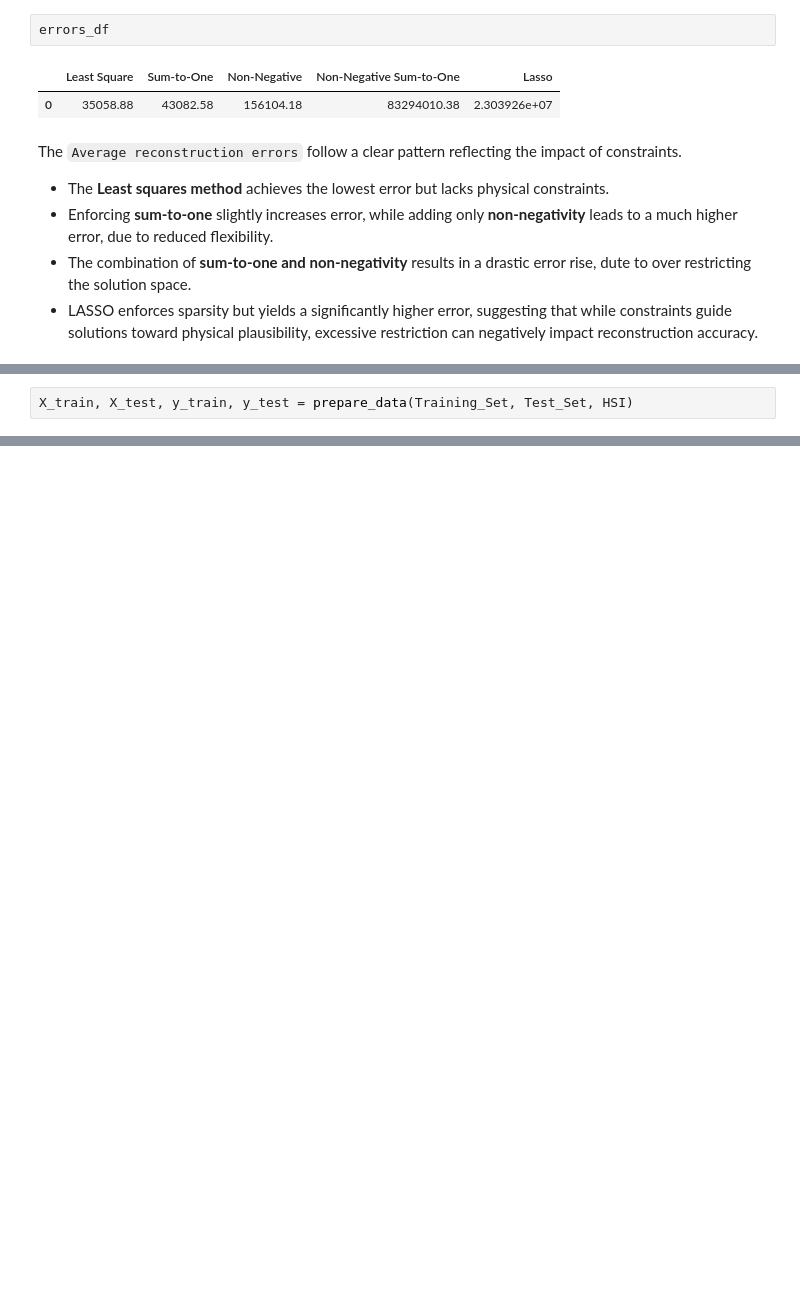
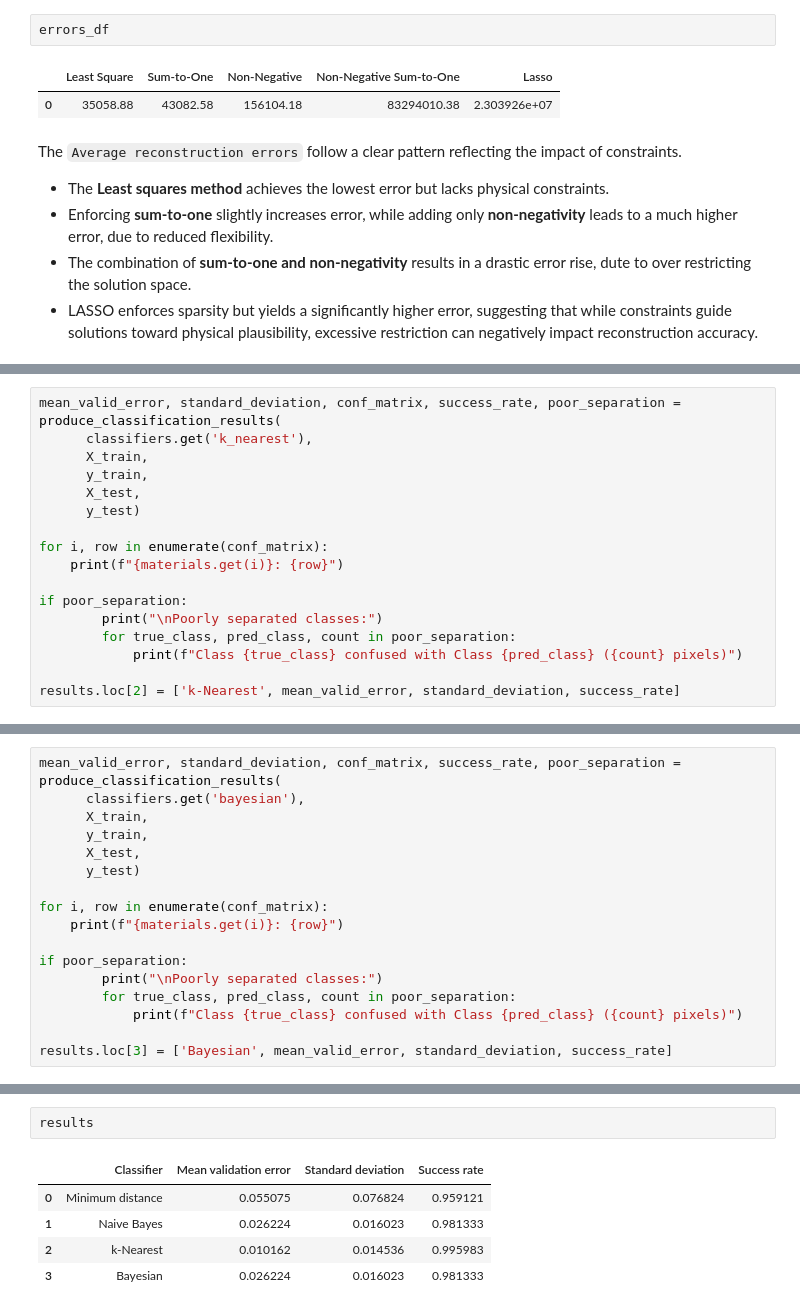
Before and after one commit to miketheofan/msc-in-data-science, a Jupyter notebook: Project_AUEB.ipynb, the cells around one changed output, grey strips where cells are left out. Drawn from its saved outputs; the diff is of its cells as text; blank space fills up the shorter version.

Commit message:
Finished implementation for classification.

```diff
--- a/Project_AUEB.ipynb
+++ b/Project_AUEB.ipynb
@@ -351,2 +328,0 @@ def evaluate_on_test_set(clf, X_train, X_test, y_train, y_test, name):
-# %%
-X_train, X_test, y_train, y_test = prepare_data(Training_Set, Test_Set, HSI)
@@ -432,0 +431,17 @@ Class 7 confused with Class 1 (5 pixels)
+# %%
+mean_valid_error, standard_deviation, conf_matrix, success_rate, poor_separation = produce_classification_results(
+      classifiers.get('k_nearest'),
+      X_train,
+      y_train,
+      X_test,
+      y_test)
+
+for i, row in enumerate(conf_matrix):
+    print(f"{materials.get(i)}: {row}")
+
+if poor_separation:
+        print("\nPoorly separated classes:")
+        for true_class, pred_class, count in poor_separation:
+            print(f"Class {true_class} confused with Class {pred_class} ({count} pixels)")
+
+results.loc[2] = ['k-Nearest', mean_valid_error, standard_deviation, success_rate]
@@ -432,0 +461,17 @@ Class 7 confused with Class 1 (5 pixels)
+# %%
+mean_valid_error, standard_deviation, conf_matrix, success_rate, poor_separation = produce_classification_results(
+      classifiers.get('bayesian'),
+      X_train,
+      y_train,
+      X_test,
+      y_test)
+
+for i, row in enumerate(conf_matrix):
+    print(f"{materials.get(i)}: {row}")
+
+if poor_separation:
+        print("\nPoorly separated classes:")
+        for true_class, pred_class, count in poor_separation:
+            print(f"Class {true_class} confused with Class {pred_class} ({count} pixels)")
+
+results.loc[3] = ['Bayesian', mean_valid_error, standard_deviation, success_rate]
@@ -432,0 +496,8 @@ Class 7 confused with Class 1 (5 pixels)
+# %%
+results
+# %% [output]
+|  | Classifier | Mean validation error | Standard deviation | Success rate |
+| 0 | Minimum distance | 0.055075 | 0.076824 | 0.959121 |
+| 1 | Naive Bayes | 0.026224 | 0.016023 | 0.981333 |
+| 2 | k-Nearest | 0.010162 | 0.014536 | 0.995983 |
+| 3 | Bayesian | 0.026224 | 0.016023 | 0.981333 |
```
Also changed, not shown: parts of 21 cells of this notebook.
